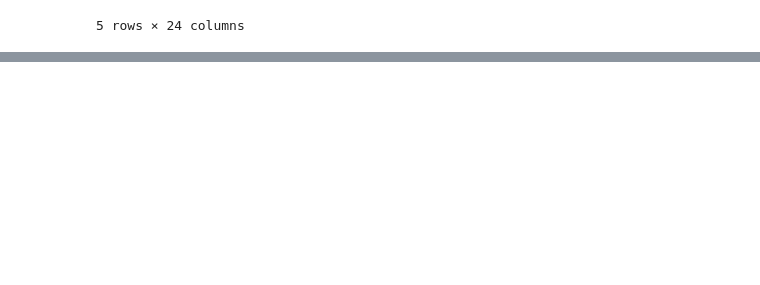
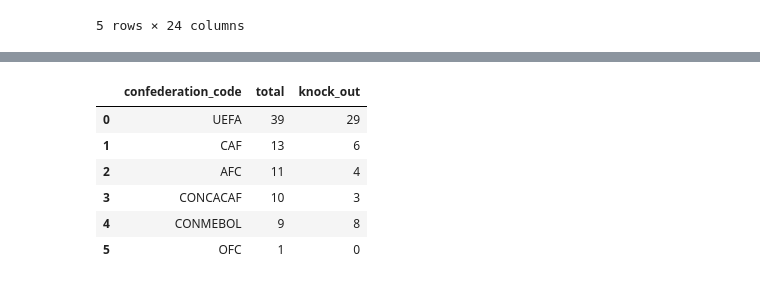
Before and after one commit to khuenlm/the-12th-man, a Jupyter notebook: notebooks/matches_eda.ipynb, the cells around one changed output, grey strips where cells are left out. Saved outputs shown, nothing was run; the diff lists cells and outputs as text; code cells hidden in the pictures; blank space fills up the shorter version.

```diff
--- a/notebooks/matches_eda.ipynb
+++ b/notebooks/matches_eda.ipynb
@@ -172,3 +150,0 @@ Example teams: ['Australia', 'Germany', 'Japan', 'England', 'Bulgaria']
-# %%
-unique_team = pd.DataFrame({"team_name": all_team}).merge(df_teams, on = "team_name", how = "left")
-unique_team
@@ -209,0 +151,20 @@ df_knockout = df[df["stage_name"] != "group stage"]
+# %%
+def find_unique_team(data, teams):
+    home_team = list(data["home_team_name"].unique())
+    print(f"Number of unique home teams: {len(home_team)}")
+    print(f"Example teams: {home_team[0:5]} \n")
+
+    away_team = list(data["away_team_name"].unique())
+    print(f"Number of unique away teams: {len(away_team)}")
+    print(f"Example teams: {away_team[0:5]} \n")
+
+    all_team = list(set(home_team + away_team))
+    print(f"Number of unique teams since World Cup 1970: {len(all_team)}")
+    print(f"Example teams: {all_team[0:5]} \n")
+
+    unique_team = pd.DataFrame({"team_name": all_team}).merge(teams, on = "team_name", how = "left")
+    print(f"Unique teams: \n{unique_team}")
+
+    return home_team, away_team, all_team, unique_team
+# %%
+home_team, away_team, all_team, unique_team = find_unique_team(df, df_teams)
@@ -210,3 +189,4 @@ df_knockout = df[df["stage_name"] != "group stage"]
 # %%
-df_knockout
+df_knockout = df[df["stage_name"] != "group stage"]
+home_team_ko, away_team_ko, all_team_ko, unique_team_ko = find_unique_team(df_knockout, df_teams)
 # %% [output]
@@ -225,0 +210,15 @@ df_knockout
+# %%
+count = unique_team["confederation_code"].value_counts().reset_index()
+count = count.merge(unique_team_ko["confederation_code"].value_counts(), on = "confederation_code", how = "left")
+count.columns = ["confederation_code", "total", "knock_out"]
+count = count.fillna(0)
+count["knock_out"] = count["knock_out"].astype(int)
+count
+# %% [output]
+|  | confederation_code | total | knock_out |
+| 0 | UEFA | 39 | 29 |
+| 1 | CAF | 13 | 6 |
+| 2 | AFC | 11 | 4 |
+| 3 | CONCACAF | 10 | 3 |
+| 4 | CONMEBOL | 9 | 8 |
+| 5 | OFC | 1 | 0 |
```
Also changed, not shown: parts of 9 cells of this notebook.
